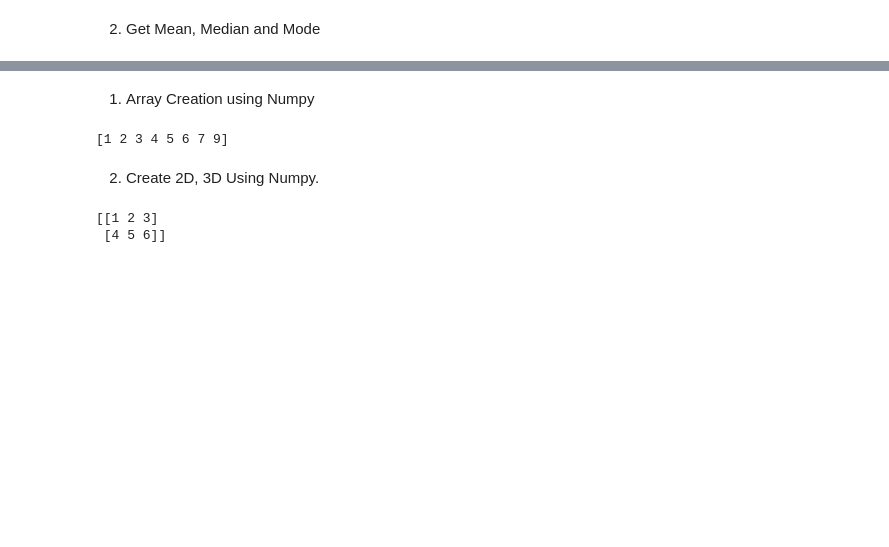
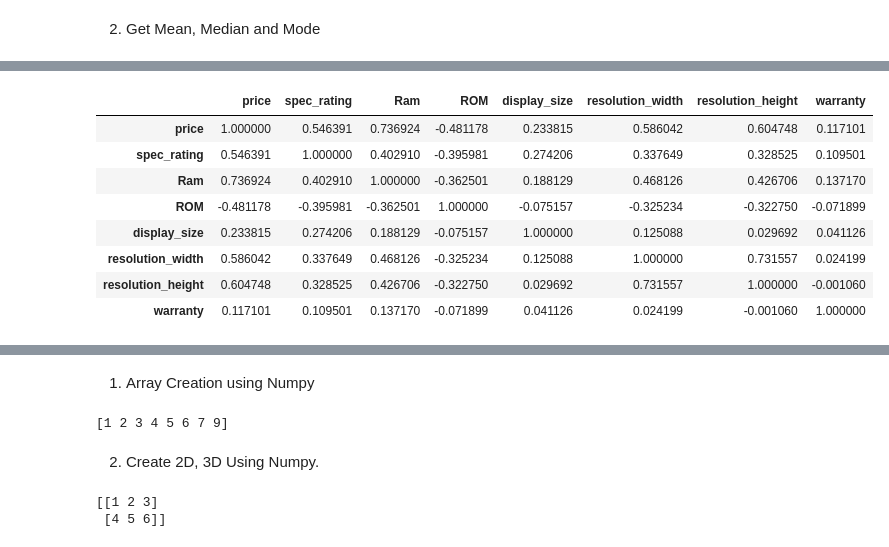
Before and after one commit to dhuor2001-debug/Semester-VI, a Jupyter notebook: Python/DM/data_Analysis.ipynb, the cells around one changed output, grey strips where cells are left out. Cells and saved outputs as stored; diff of their text form; code cells hidden in the pictures; blank space fills up the shorter version.

```diff
--- a/Python/DM/data_Analysis.ipynb
+++ b/Python/DM/data_Analysis.ipynb
@@ -20,0 +181,12 @@ df.head()
+# %%
+df.corr(numeric_only=True)
+# %% [output]
+|  | price | spec_rating | Ram | ROM | display_size | resolution_width | resolution_height | warranty |
+| price | 1.000000 | 0.546391 | 0.736924 | -0.481178 | 0.233815 | 0.586042 | 0.604748 | 0.117101 |
+| spec_rating | 0.546391 | 1.000000 | 0.402910 | -0.395981 | 0.274206 | 0.337649 | 0.328525 | 0.109501 |
+| Ram | 0.736924 | 0.402910 | 1.000000 | -0.362501 | 0.188129 | 0.468126 | 0.426706 | 0.137170 |
+| ROM | -0.481178 | -0.395981 | -0.362501 | 1.000000 | -0.075157 | -0.325234 | -0.322750 | -0.071899 |
+| display_size | 0.233815 | 0.274206 | 0.188129 | -0.075157 | 1.000000 | 0.125088 | 0.029692 | 0.041126 |
+| resolution_width | 0.586042 | 0.337649 | 0.468126 | -0.325234 | 0.125088 | 1.000000 | 0.731557 | 0.024199 |
+| resolution_height | 0.604748 | 0.328525 | 0.426706 | -0.322750 | 0.029692 | 0.731557 | 1.000000 | -0.001060 |
+| warranty | 0.117101 | 0.109501 | 0.137170 | -0.071899 | 0.041126 | 0.024199 | -0.001060 | 1.000000 |
```
Also changed, not shown: parts of 17 cells of this notebook.
